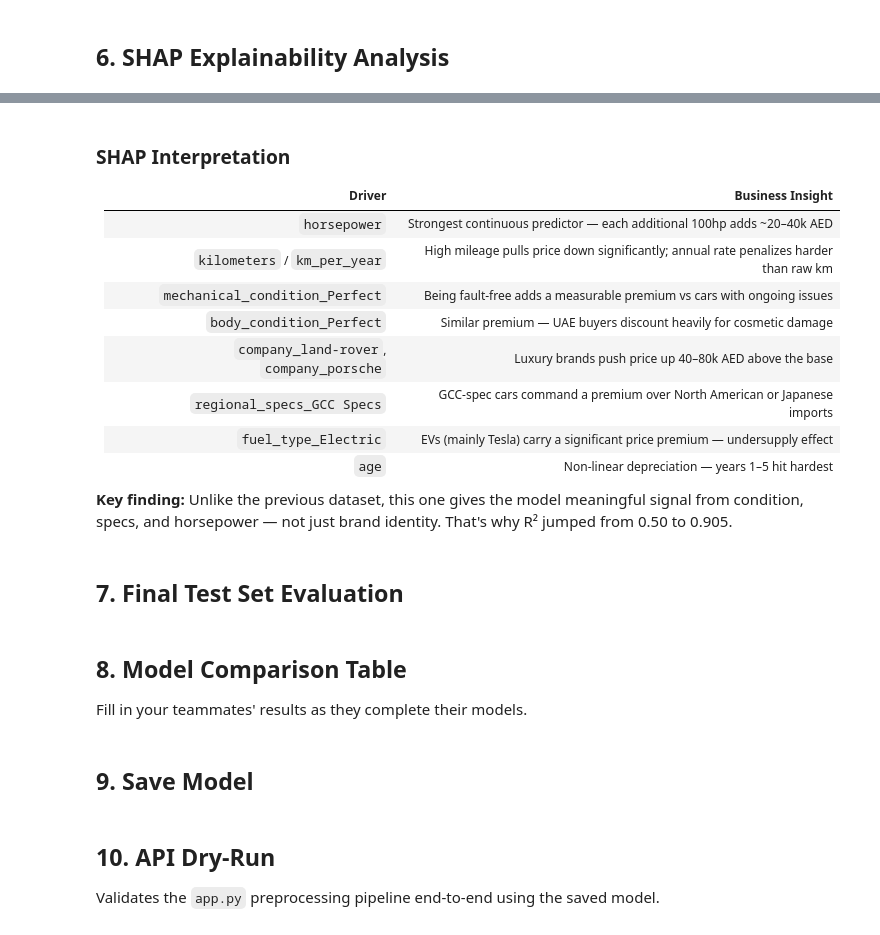
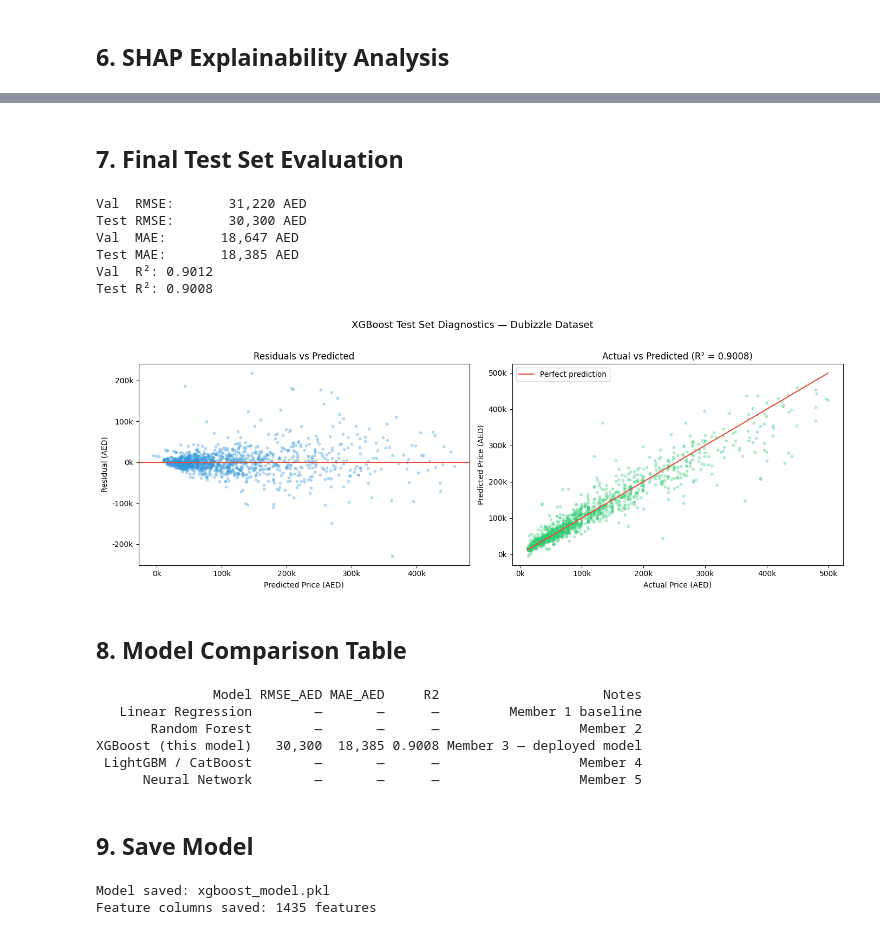
Before and after one commit to WafeeqAthaaullah/uae-car-price-predictor, a Jupyter notebook: notebooks/03_xgboost.ipynb, the cells around one changed output, grey strips where cells are left out. Cells and saved outputs as stored; diff of their text form; code cells hidden in the pictures.

```diff
--- a/notebooks/03_xgboost.ipynb
+++ b/notebooks/03_xgboost.ipynb
@@ -20,7 +22,7 @@ print(f'XGBoost version: {xgb.__version__}')
 # %% [markdown]
 ## 1. Load Data
 # %%
-df = pd.read_csv('dubizzle_cleaned.csv')
+df = pd.read_csv('../data/dubizzle_cleaned.csv')
 print(f'Shape: {df.shape}')
 print(f'\nTarget distribution (price_in_aed):')
 print(df['price_in_aed'].describe())
@@ -215,18 +266,3 @@ plt.show()
-# %% [markdown]
-### SHAP Interpretation
-
-| Driver | Business Insight |
-|--------|------------------|
-| `horsepower` | Strongest continuous predictor — each additional 100hp adds ~20–40k AED |
-| `kilometers` / `km_per_year` | High mileage pulls price down significantly; annual rate penalizes harder than raw km |
-| `mechanical_condition_Perfect` | Being fault-free adds a measurable premium vs cars with ongoing issues |
-| `body_condition_Perfect` | Similar premium — UAE buyers discount heavily for cosmetic damage |
-| `company_land-rover`, `company_porsche` | Luxury brands push price up 40–80k AED above the base |
-| `regional_specs_GCC Specs` | GCC-spec cars command a premium over North American or Japanese imports |
-| `fuel_type_Electric` | EVs (mainly Tesla) carry a significant price premium — undersupply effect |
-| `age` | Non-linear depreciation — years 1–5 hit hardest |
-
-**Key finding:** Unlike the previous dataset, this one gives the model meaningful signal from condition, specs, and horsepower — not just brand identity. That's why R² jumped from 0.50 to 0.905.
 # %% [markdown]
 ## 7. Final Test Set Evaluation
 # %%
@@ -245,48 +281,64 @@ metrics = {
 for k, v in metrics.items():
     if 'R\u00b2' in k:
         print(f'{k}: {v:.4f}')
     else:
         print(f'{k}: {v:>12,.0f} AED')
 
 # Residual + Actual vs Predicted plots
 residuals = y_test.values - test_preds
 fig, axes = plt.subplots(1, 2, figsize=(14, 5))
 
 axes[0].scatter(test_preds, residuals, alpha=0.3, s=10, color='#3498db')
 axes[0].axhline(0, color='#e74c3c', linewidth=1.5)
 axes[0].set_xlabel('Predicted Price (AED)')
 axes[0].set_ylabel('Residual (AED)')
 axes[0].set_title('Residuals vs Predicted')
 axes[0].xaxis.set_major_formatter(plt.FuncFormatter(lambda x, _: f'{x/1000:.0f}k'))
 axes[0].yaxis.set_major_formatter(plt.FuncFormatter(lambda x, _: f'{x/1000:.0f}k'))
 
 mn, mx = y_test.min(), y_test.max()
 axes[1].scatter(y_test.values, test_preds, alpha=0.3, s=10, color='#2ecc71')
 axes[1].plot([mn, mx], [mn, mx], color='#e74c3c', linewidth=1.5, label='Perfect prediction')
 axes[1].set_xlabel('Actual Price (AED)')
 axes[1].set_ylabel('Predicted Price (AED)')
-axes[1].set_title(f'Actual vs Predicted (R\u00b2 = {metrics["Test R\u00b2"]:.4f})')
+test_r2 = metrics['Test R²']
+axes[1].set_title(f'Actual vs Predicted (R² = {test_r2:.4f})')
 axes[1].legend()
 axes[1].xaxis.set_major_formatter(plt.FuncFormatter(lambda x, _: f'{x/1000:.0f}k'))
 axes[1].yaxis.set_major_formatter(plt.FuncFormatter(lambda x, _: f'{x/1000:.0f}k'))
 
 plt.suptitle('XGBoost Test Set Diagnostics — Dubizzle Dataset', fontsize=13, y=1.02)
 plt.tight_layout()
 plt.show()
+# %% [output]
+Val  RMSE:       31,220 AED
+Test RMSE:       30,300 AED
+Val  MAE:       18,647 AED
+Test MAE:       18,385 AED
+Val  R²: 0.9012
+Test R²: 0.9008
+[figure, added]
 # %% [markdown]
 ## 8. Model Comparison Table
-Fill in your teammates' results as they complete their models.
 # %%
+xgb_r2 = metrics['Test R²']
 comparison = pd.DataFrame([
     {'Model': 'Linear Regression',    'RMSE_AED': '—', 'MAE_AED': '—', 'R2': '—',    'Notes': 'Member 1 baseline'},
     {'Model': 'Random Forest',        'RMSE_AED': '—', 'MAE_AED': '—', 'R2': '—',    'Notes': 'Member 2'},
     {'Model': 'XGBoost (this model)', 'RMSE_AED': f"{metrics['Test RMSE']:,.0f}",
                                       'MAE_AED':  f"{metrics['Test MAE']:,.0f}",
-                                      'R2':       f"{metrics['Test R\u00b2']:.4f}", 'Notes': 'Member 3 — deployed model'},
+                                      'R2': f'{xgb_r2:.4f}', 'Notes': 'Member 3 — deployed model'},
     {'Model': 'LightGBM / CatBoost',  'RMSE_AED': '—', 'MAE_AED': '—', 'R2': '—',    'Notes': 'Member 4'},
     {'Model': 'Neural Network',       'RMSE_AED': '—', 'MAE_AED': '—', 'R2': '—',    'Notes': 'Member 5'},
 ])
 print(comparison.to_string(index=False))
+# %% [output]
+               Model RMSE_AED MAE_AED     R2                     Notes
+   Linear Regression        —       —      —         Member 1 baseline
+       Random Forest        —       —      —                  Member 2
+XGBoost (this model)   30,300  18,385 0.9008 Member 3 — deployed model
+ LightGBM / CatBoost        —       —      —                  Member 4
+      Neural Network        —       —      —                  Member 5
 # %% [markdown]
 ## 9. Save Model
 # %%
@@ -296,6 +348,6 @@ print('Model saved: xgboost_model.pkl')
 feature_cols = X_train.columns.tolist()
 joblib.dump(feature_cols, 'feature_columns.pkl')
 print(f'Feature columns saved: {len(feature_cols)} features')
+# %% [output]
+Model saved: xgboost_model.pkl
+Feature columns saved: 1435 features
-# %% [markdown]
-## 10. API Dry-Run
-Validates the `app.py` preprocessing pipeline end-to-end using the saved model.
```
Also changed, not shown: parts of 14 cells of this notebook.
